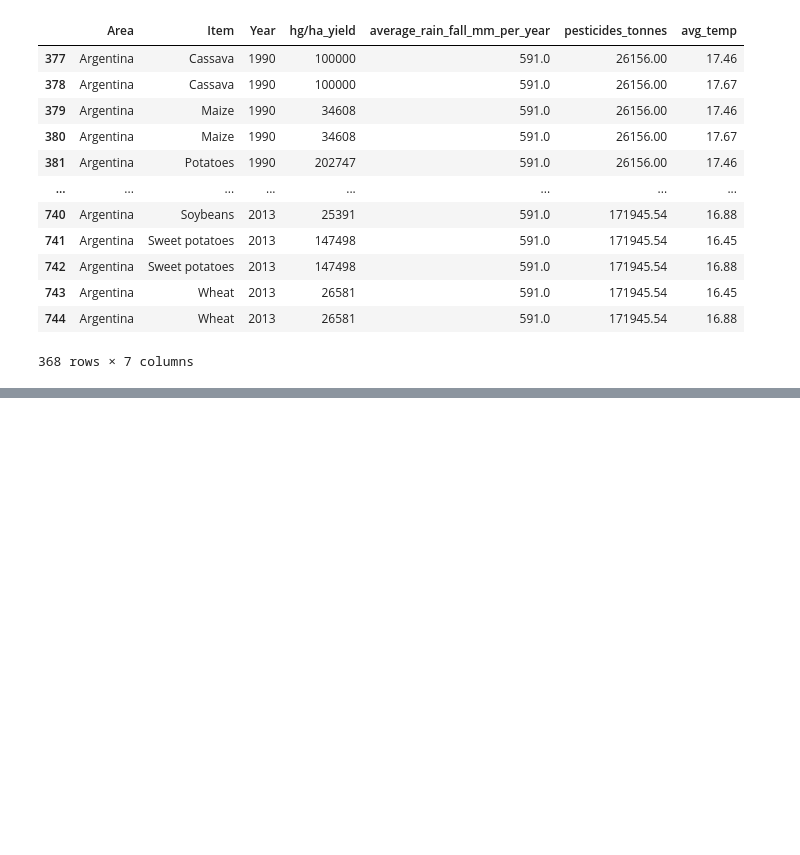
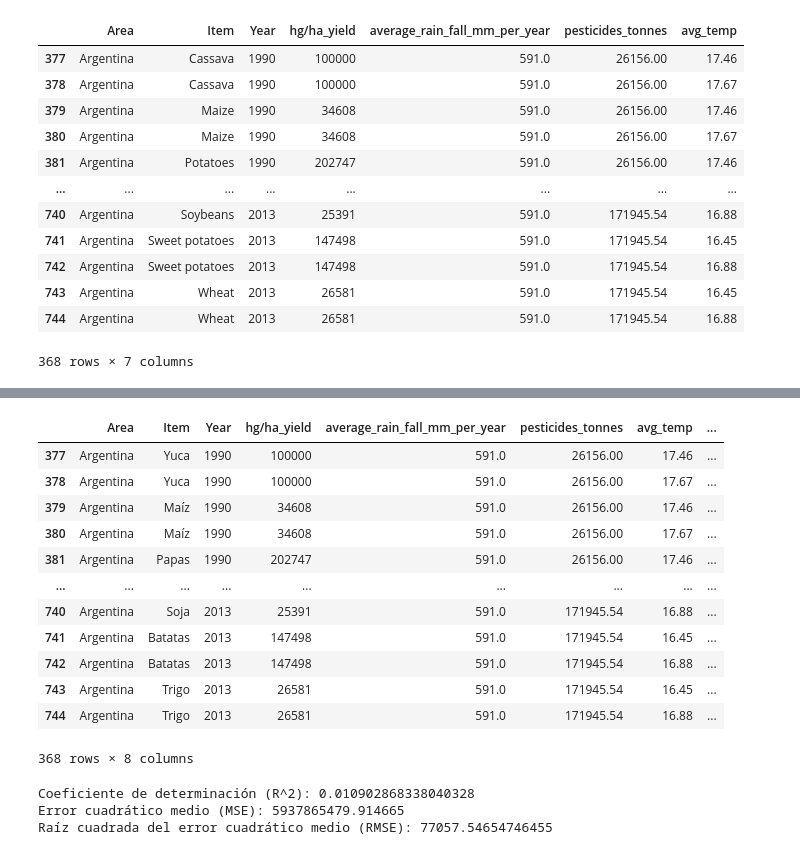
Before and after one commit to MatB1988/Cosecha, a Jupyter notebook: pruebas_clima.ipynb, the cells around one changed output, grey strips where cells are left out. Cells and saved outputs as stored; diff of their text form; code cells hidden in the pictures; blank space fills up the shorter version.

```diff
--- a/pruebas_clima.ipynb
+++ b/pruebas_clima.ipynb
@@ -947,0 +981,63 @@ argentina_df
+# %%
+# Voy a traducir los cultivos del df para despues predecir y guardar el df para el power bi
+# Diccionario de traducción
+traduccion = {
+    'Cassava': 'Yuca',
+    'Maize': 'Maíz',
+    'Potatoes': 'Papas',
+    'Rice, paddy': 'Arroz, paddy',
+    'Sorghum': 'Sorgo',
+    'Soybeans': 'Soja',
+    'Sweet potatoes': 'Batatas',
+    'Wheat': 'Trigo'
+}
+
+# Aplicar la traducción a la columna "Item"
+argentina_df['Item'] = argentina_df['Item'].map(traduccion)
+# %%
+# Defino las características (features)
+features = ['Year', 'average_rain_fall_mm_per_year', 'pesticides_tonnes', 'avg_temp']
+
+# Obtengo los datos para la predicción
+prediction_data = argentina_df[features]
+
+# Entreno el modelo con todo el conjunto de datos
+clf.fit(argentina_df[features], argentina_df['hg/ha_yield'])
+
+# Genero predicciones para los datos de predicción
+predictions = clf.predict(prediction_data)
+
+# Agrego las predicciones al DataFrame original
+argentina_df['predicted_yield'] = predictions
+# %%
+argentina_df
+# %% [output]
+|  | Area | Item | Year | hg/ha_yield | average_rain_fall_mm_per_year | pesticides_tonnes | avg_temp | ... |
+| 377 | Argentina | Yuca | 1990 | 100000 | 591.0 | 26156.00 | 17.46 | ... |
+| 378 | Argentina | Yuca | 1990 | 100000 | 591.0 | 26156.00 | 17.67 | ... |
+| 379 | Argentina | Maíz | 1990 | 34608 | 591.0 | 26156.00 | 17.46 | ... |
+| 380 | Argentina | Maíz | 1990 | 34608 | 591.0 | 26156.00 | 17.67 | ... |
+| 381 | Argentina | Papas | 1990 | 202747 | 591.0 | 26156.00 | 17.46 | ... |
+| ... | ... | ... | ... | ... | ... | ... | ... | ... |
+| 740 | Argentina | Soja | 2013 | 25391 | 591.0 | 171945.54 | 16.88 | ... |
+| 741 | Argentina | Batatas | 2013 | 147498 | 591.0 | 171945.54 | 16.45 | ... |
+| 742 | Argentina | Batatas | 2013 | 147498 | 591.0 | 171945.54 | 16.88 | ... |
+| 743 | Argentina | Trigo | 2013 | 26581 | 591.0 | 171945.54 | 16.45 | ... |
+| 744 | Argentina | Trigo | 2013 | 26581 | 591.0 | 171945.54 | 16.88 | ... |
+368 rows × 8 columns
+# %%
+# Comparo las predicciones con los valores reales
+r2 = r2_score(argentina_df['hg/ha_yield'], argentina_df['predicted_yield'])
+mse = mean_squared_error(argentina_df['hg/ha_yield'], argentina_df['predicted_yield'])
+
+# Imprimo las métricas
+print(f"Coeficiente de determinación (R^2): {r2}")
+print(f"Error cuadrático medio (MSE): {mse}")
+
+# Imprimo la raíz cuadrada del MSE (RMSE) para obtener una medida en la misma unidad que el objetivo
+rmse = np.sqrt(mse)
+print(f"Raíz cuadrada del error cuadrático medio (RMSE): {rmse}")
+# %% [output]
+Coeficiente de determinación (R^2): 0.010902868338040328
+Error cuadrático medio (MSE): 5937865479.914665
+Raíz cuadrada del error cuadrático medio (RMSE): 77057.54654746455
```
Also changed, not shown: parts of 6 cells of this notebook, 1 other file.
